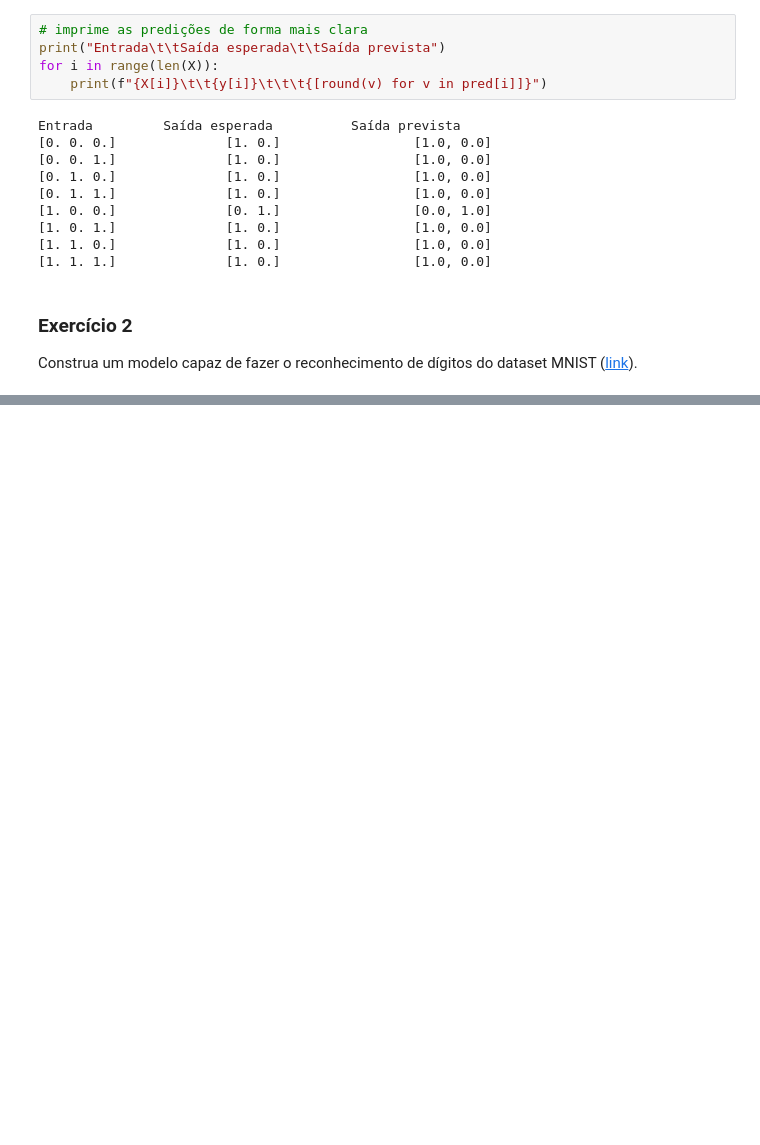
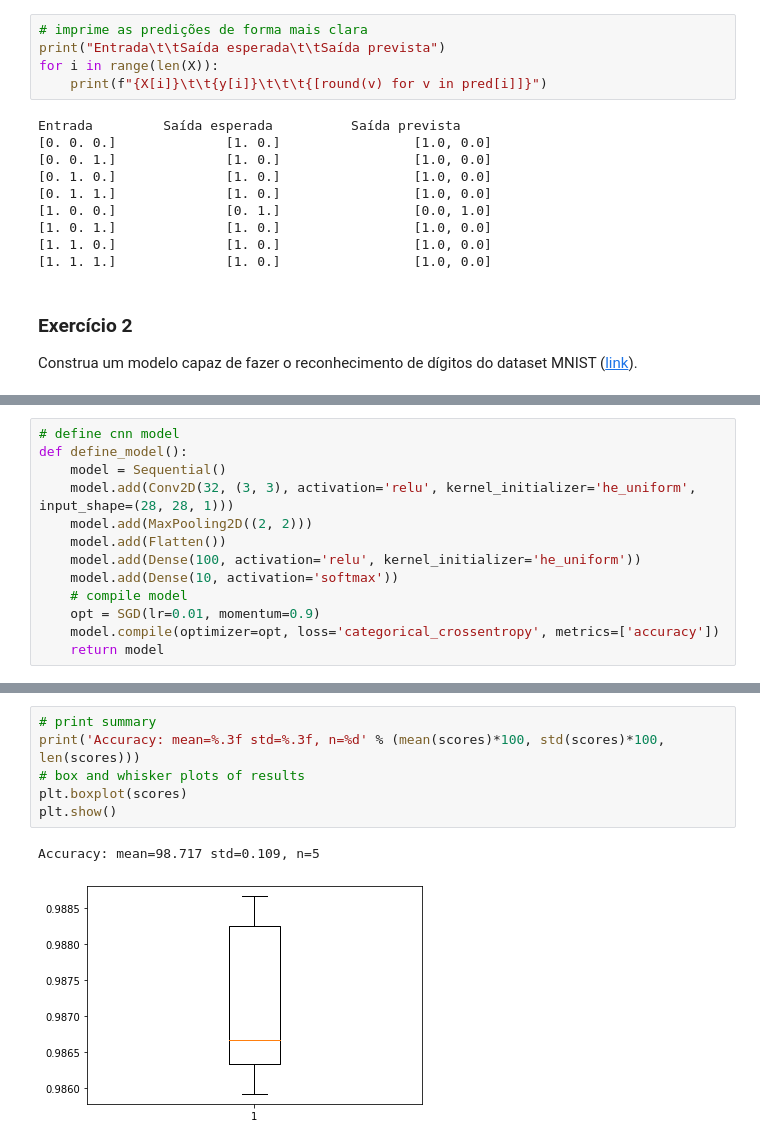
Before and after one commit to gabcastro/Unisinos-IA-Exercicios, a Jupyter notebook: aula-11/Aula_11.ipynb, the cells around one changed output, grey strips where cells are left out. Cells and saved outputs as stored; diff of their text form; blank space fills up the shorter version.

```diff
--- a/aula-11/Aula_11.ipynb
+++ b/aula-11/Aula_11.ipynb
@@ -464,0 +526,13 @@ Construa um modelo capaz de fazer o reconhecimento de dígitos do dataset MNIST
+# %%
+# define cnn model
+def define_model():
+	model = Sequential()
+	model.add(Conv2D(32, (3, 3), activation='relu', kernel_initializer='he_uniform', input_shape=(28, 28, 1)))
+	model.add(MaxPooling2D((2, 2)))
+	model.add(Flatten())
+	model.add(Dense(100, activation='relu', kernel_initializer='he_uniform'))
+	model.add(Dense(10, activation='softmax'))
+	# compile model
+	opt = SGD(lr=0.01, momentum=0.9)
+	model.compile(optimizer=opt, loss='categorical_crossentropy', metrics=['accuracy'])
+	return model
@@ -464,0 +580,9 @@ Construa um modelo capaz de fazer o reconhecimento de dígitos do dataset MNIST
+# %%
+# print summary
+print('Accuracy: mean=%.3f std=%.3f, n=%d' % (mean(scores)*100, std(scores)*100, len(scores)))
+# box and whisker plots of results
+plt.boxplot(scores)
+plt.show()
+# %% [output]
+Accuracy: mean=98.717 std=0.109, n=5
+[figure, added]
```
Also changed, not shown: parts of 12 cells of this notebook.
